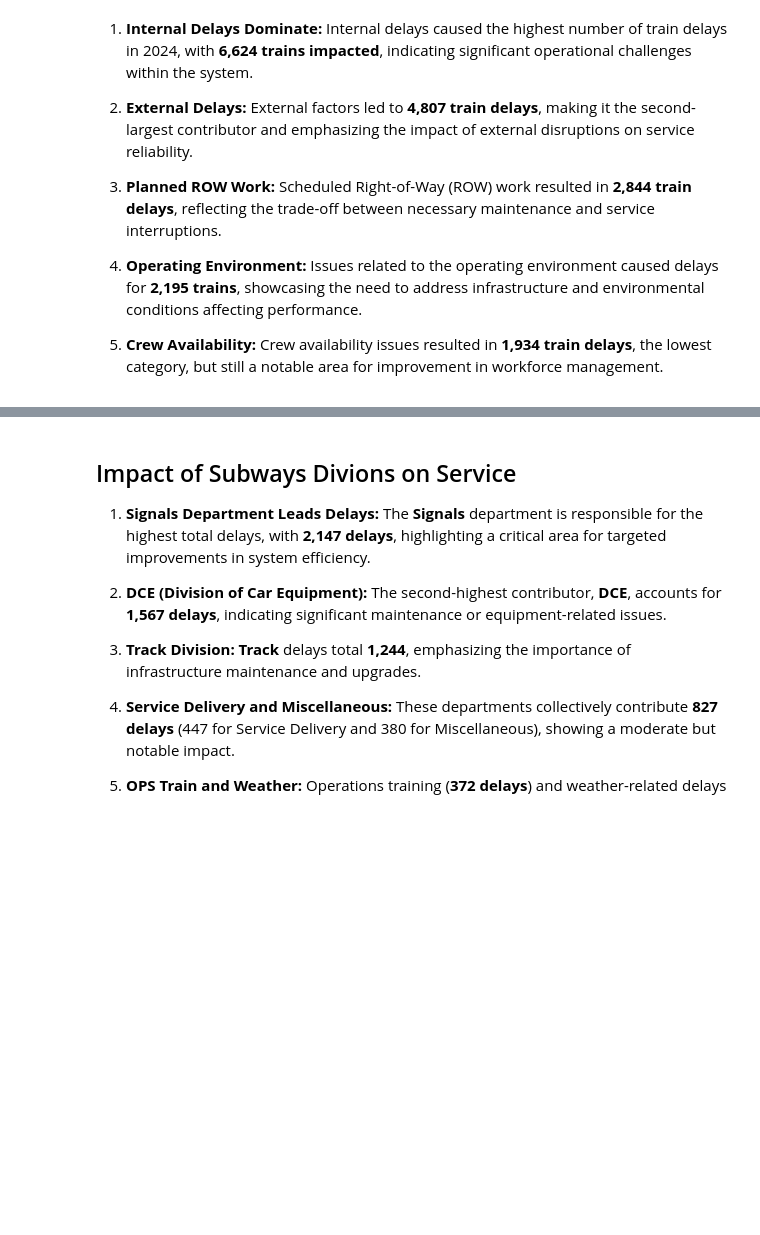
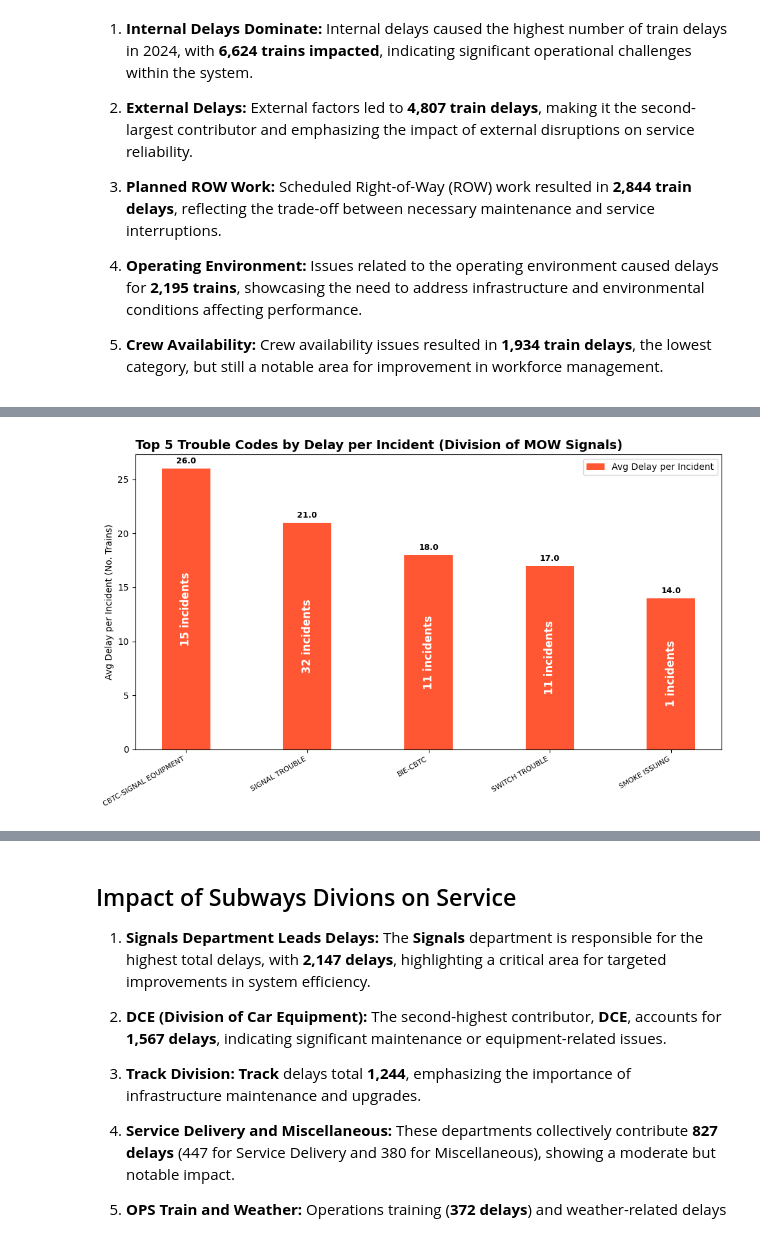
Before and after one commit to hawa1983/SD, a Jupyter notebook: 2024_L_Line_Review.ipynb, the cells around one changed output, grey strips where cells are left out. Saved outputs shown, nothing was run; the diff lists cells and outputs as text; code cells hidden in the pictures; blank space fills up the shorter version.

```diff
--- a/2024_L_Line_Review.ipynb
+++ b/2024_L_Line_Review.ipynb
@@ -954,0 +414,75 @@ plt.show()
+# %%
+import pandas as pd
+import matplotlib.pyplot as plt
+import numpy as np
+
+# Read the file
+data = pd.read_csv(file_path)
+
+# Ensure 'Date' column is in datetime format
+data['Date'] = pd.to_datetime(data['Date'], errors='coerce')
+
+# ----------------------------------------------
+charge_department = 'Division of MOW Signals'
+
+# --- Filter the Data ---
+filtered_data = data[
+    (data['Delay Type'] == delay_type) &
+    (data['Line'] == train_line) &
+    (data['Schedule Rollup'] == schedule_rollup) &
+    (data['Charge Department'] == charge_department) &
+    (data['Date'] >= start_date) & (data['Date'] <= end_date)
+]
+
+# --- Group and Calculate Metrics ---
+trouble_code_data = filtered_data.groupby('Trouble Code').agg(
+    Delay_Total=('Delay Total', 'sum'),
+    Incident_Count=('Trouble Code', 'count')
+).reset_index()
+
+# trouble_code_data['Delay_Per_Incident'] = trouble_code_data['Delay_Total'] / trouble_code_data['Incident_Count']
+trouble_code_data['Delay_Per_Incident'] = (
+    trouble_code_data['Delay_Total'] / trouble_code_data['Incident_Count']
+).round().astype(int)
+
+
+
+# --- Prepare Top 5 by Delay per Incident ---
+top5 = trouble_code_data.nlargest(5, 'Delay_Per_Incident').copy()
+top5 = top5.sort_values(by='Delay_Per_Incident', ascending=False).reset_index(drop=True)
+
+# --- Plot ---
+x = np.arange(len(top5))
+width = 0.4
+
+fig, ax1 = plt.subplots(figsize=(10, 6))
+
+# Bar: Avg Delay per Incident
+bars1 = ax1.bar(x, top5['Delay_Per_Incident'], width, label='Avg Delay per Incident', color='#FF5733')
+ax1.set_ylabel("Avg Delay per Incident (No. Trains)")
+ax1.set_xticks(x)
+ax1.set_xticklabels(top5['Trouble Code'], rotation=30, ha='right', fontsize=8)
+ax1.set_title(f"Top 5 Trouble Codes by Delay per Incident ({charge_department})", loc='left', fontsize=14, fontweight='bold')
+
+# Annotate each bar with:
+# (1) Avg delay
+# (2) Incident count below or inside the bar
+for i, bar in enumerate(bars1):
+    delay = bar.get_height()
+    count = top5.loc[i, 'Incident_Count']
+
+    # Avg Delay (on top)
+    ax1.text(bar.get_x() + bar.get_width() / 2, delay + 0.3,
+             f"{delay:.1f}", ha='center', va='bottom', fontsize=9, fontweight='bold')
+
+    # Incident Count (inside or below the bar)
+    ax1.text(bar.get_x() + bar.get_width() / 2, delay / 2,
+             f"{count} incidents", ha='center', va='center', fontsize=12, color='white', fontweight='bold', rotation=90)
+
+# Legend
+ax1.legend(loc='upper right')
+
+plt.tight_layout()
+plt.show()
+# %% [output]
+[figure, added]
```
Also changed, not shown: parts of 16 cells of this notebook.
